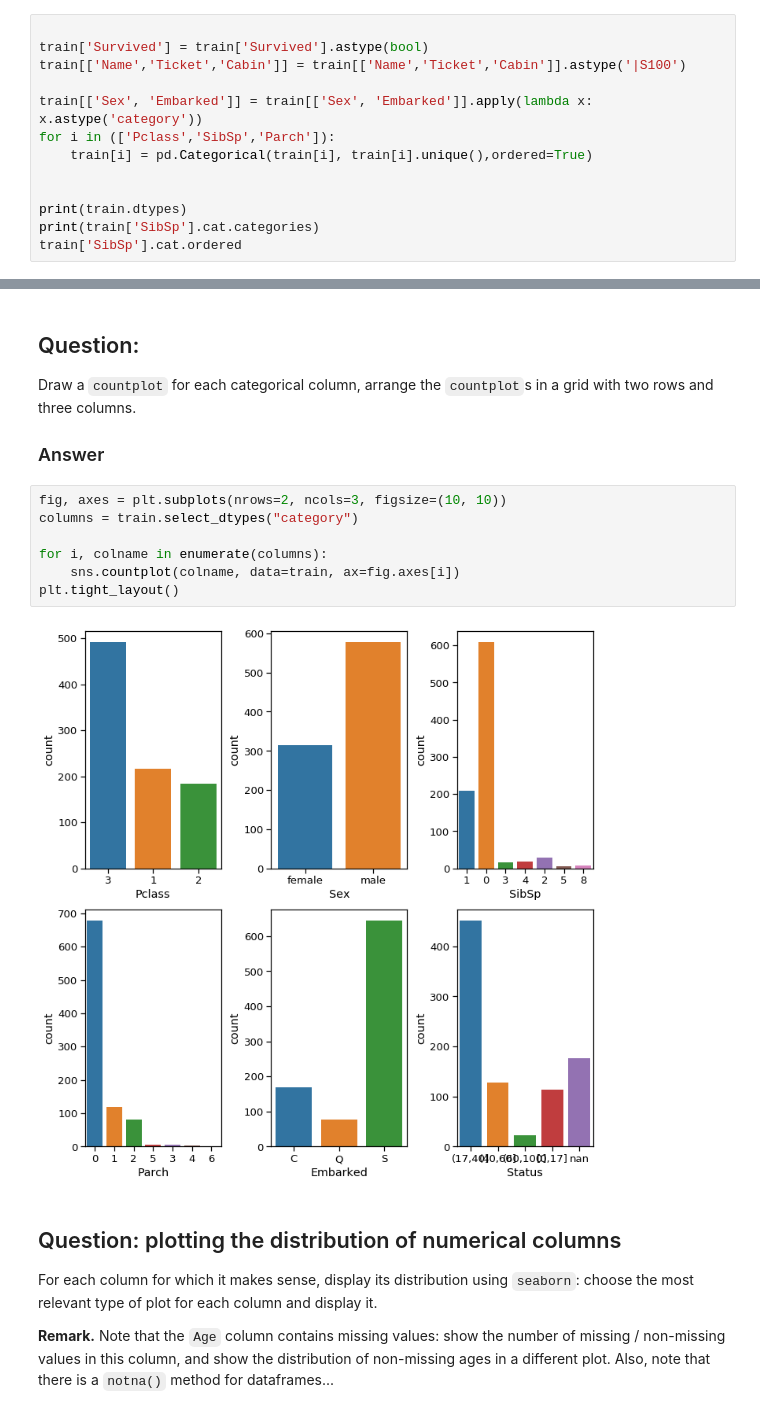
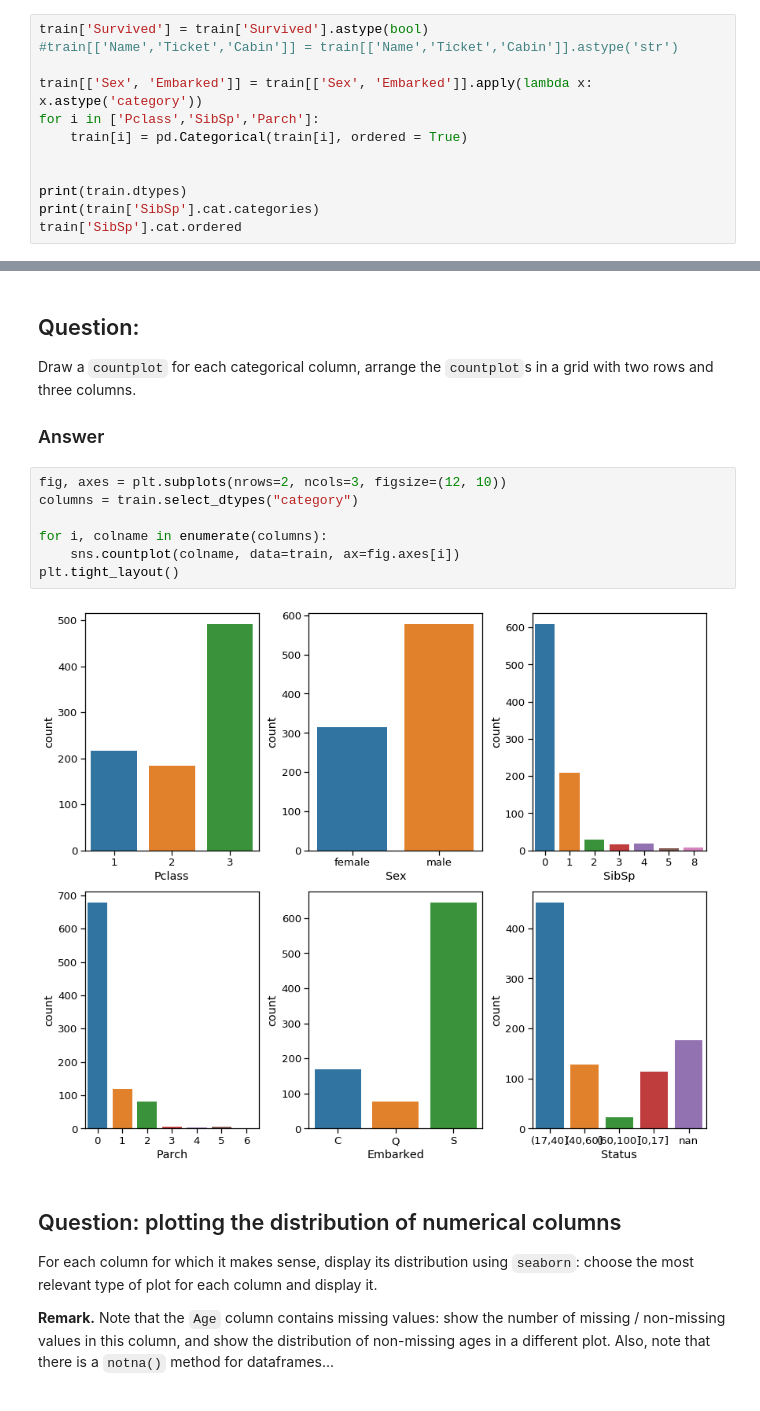
Before and after one commit to idardo97/big_data, a Jupyter notebook: homework01.ipynb, the cells around one changed output, grey strips where cells are left out. Saved outputs shown, nothing was run; the diff lists cells and outputs as text.

```diff
--- a/homework01.ipynb
+++ b/homework01.ipynb
@@ -206,13 +196,12 @@ Attempt to automatically infer better types fails.
 
 ### Answer
 # %%
-
 train['Survived'] = train['Survived'].astype(bool)
-train[['Name','Ticket','Cabin']] = train[['Name','Ticket','Cabin']].astype('|S100')
+#train[['Name','Ticket','Cabin']] = train[['Name','Ticket','Cabin']].astype('str')
 
 train[['Sex', 'Embarked']] = train[['Sex', 'Embarked']].apply(lambda x: x.astype('category'))
-for i in (['Pclass','SibSp','Parch']):
-    train[i] = pd.Categorical(train[i], train[i].unique(),ordered=True)
+for i in ['Pclass','SibSp','Parch']:
+    train[i] = pd.Categorical(train[i], ordered = True)
 
 
 print(train.dtypes)
@@ -372,14 +383,14 @@ with two rows and three columns.
 
 ### Answer
 # %%
-fig, axes = plt.subplots(nrows=2, ncols=3, figsize=(10, 10))
+fig, axes = plt.subplots(nrows=2, ncols=3, figsize=(12, 10))
 columns = train.select_dtypes("category")
 
 for i, colname in enumerate(columns):
     sns.countplot(colname, data=train, ax=fig.axes[i])
 plt.tight_layout()
 # %% [output]
-[figure, old version]
+[figure, new version]
 # %% [markdown]
 
 ## Question: plotting the distribution of numerical columns
```
Also changed, not shown: parts of 34 cells of this notebook, 1 other file.
